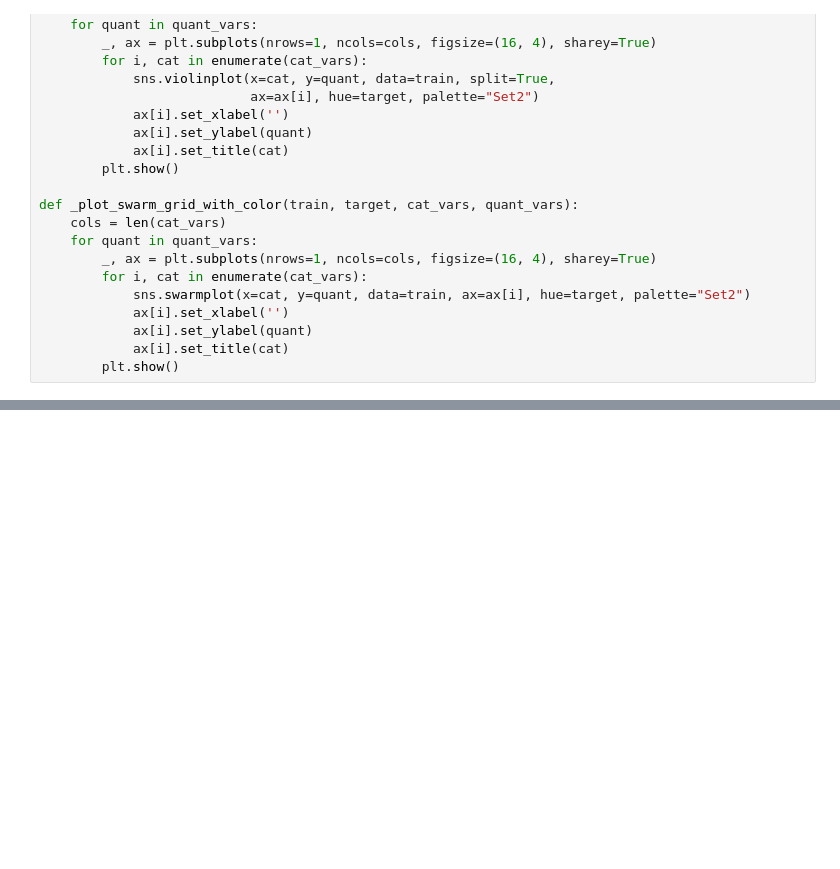
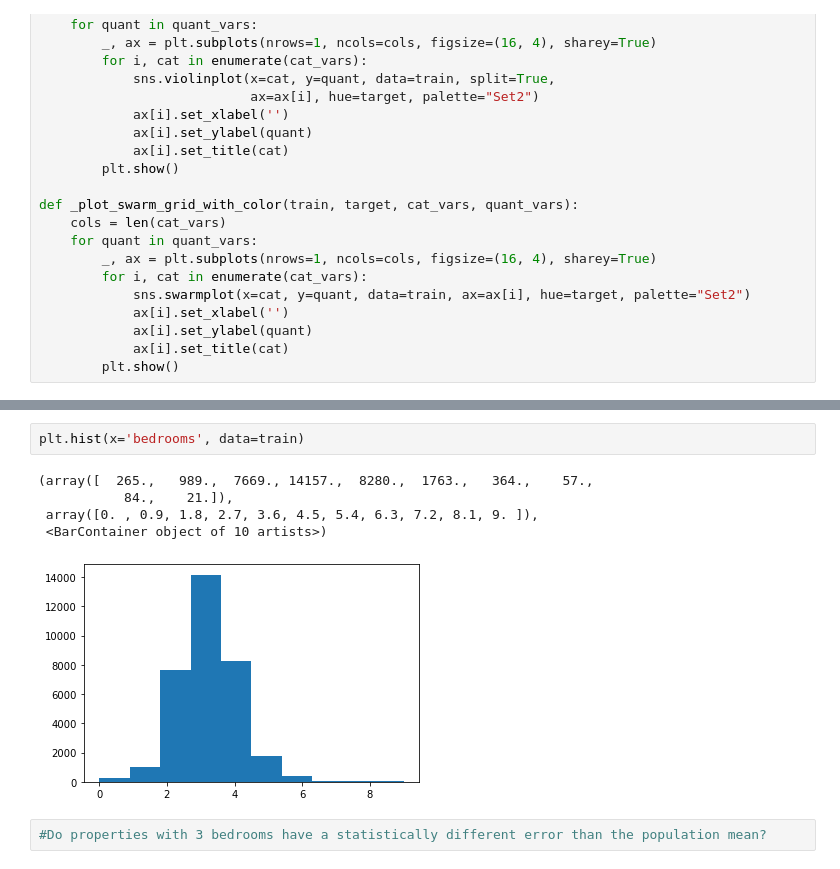
Before and after one commit to david-and-brandon-the-sa-se-bros/zillow-clustering-project, a Jupyter notebook: brandon_scratch_notebook.ipynb, the cells around one changed output, grey strips where cells are left out. Cells and saved outputs as stored; diff of their text form; blank space fills up the shorter version.

```diff
--- a/brandon_scratch_notebook.ipynb
+++ b/brandon_scratch_notebook.ipynb
@@ -921,0 +608,10 @@ train.info()
+# %%
+plt.hist(x='bedrooms', data=train)
+# %% [output]
+(array([  265.,   989.,  7669., 14157.,  8280.,  1763.,   364.,    57.,
+           84.,    21.]),
+ array([0. , 0.9, 1.8, 2.7, 3.6, 4.5, 5.4, 6.3, 7.2, 8.1, 9. ]),
+ <BarContainer object of 10 artists>)
+[figure, added]
+# %%
+#Do properties with 3 bedrooms have a statistically different error than the population mean?
```
Also changed, not shown: parts of 64 cells of this notebook.
